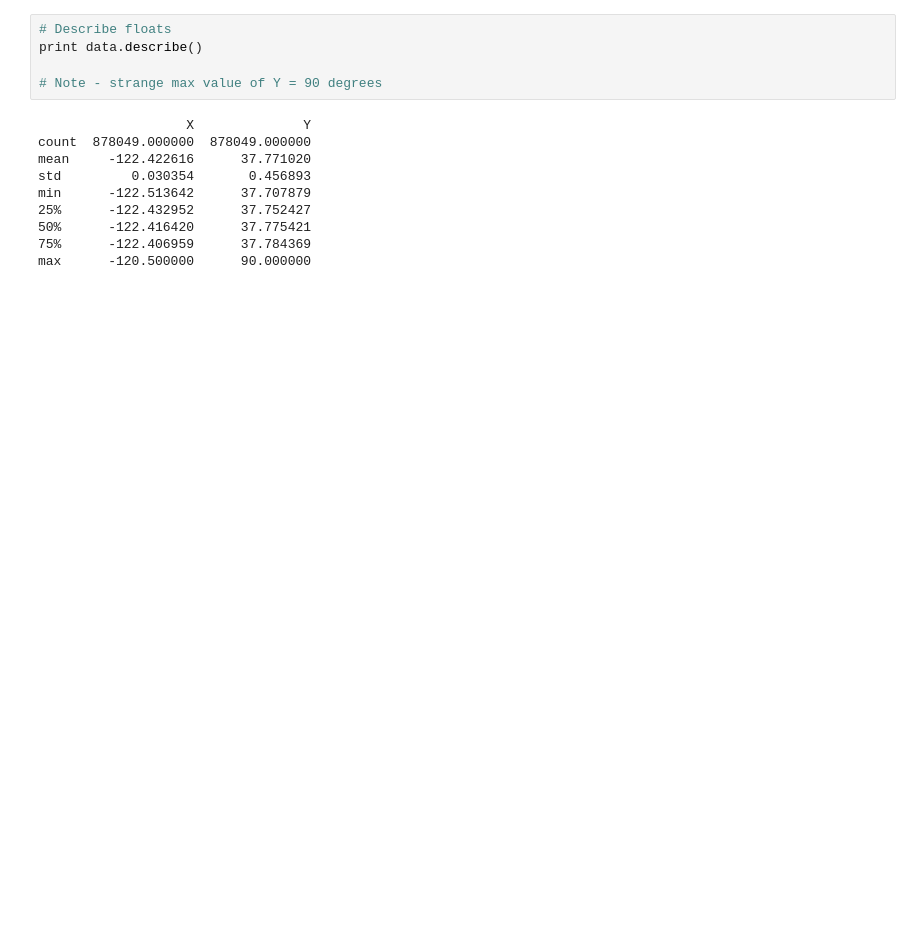
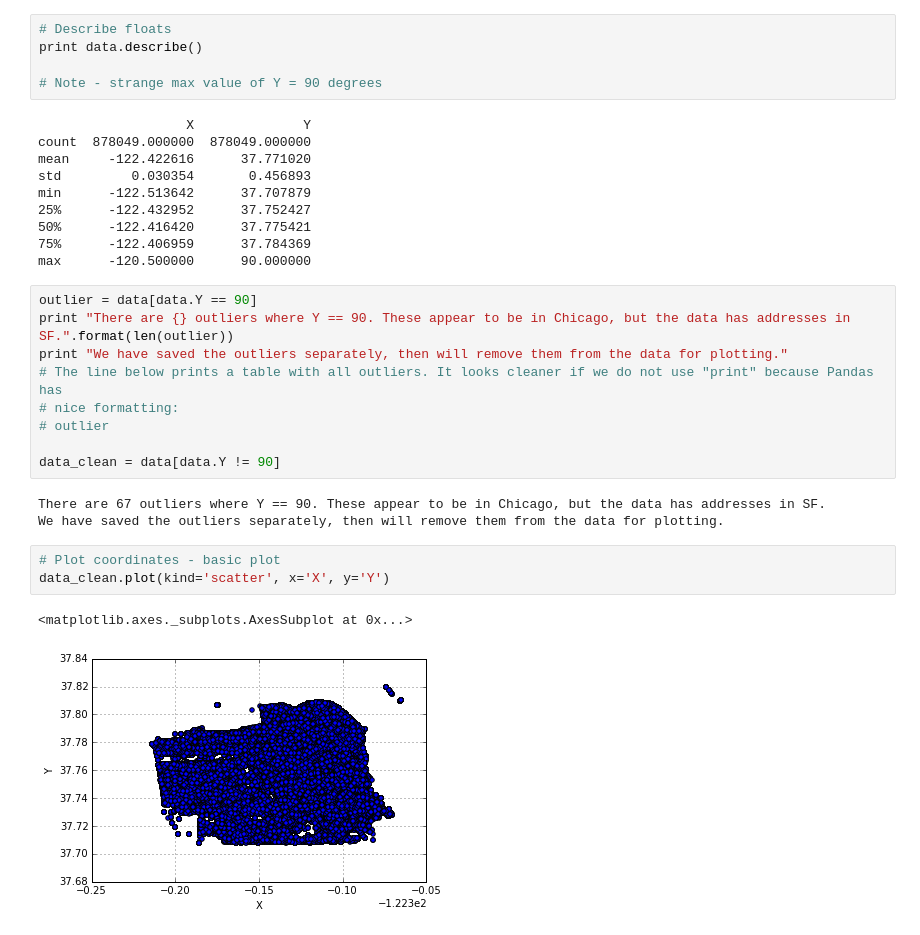
Before and after one commit to mseltz/MLearning-Final, a Jupyter notebook: Load and Examine Data.ipynb, the cells around one changed output. Cells and saved outputs as stored; diff of their text form; blank space fills up the shorter version.

Commit message:
started work on XY investigation plots

```diff
--- a/Load and Examine Data.ipynb
+++ b/Load and Examine Data.ipynb
@@ -134,3 +134,21 @@ min      -122.513642      37.707879
 50%      -122.416420      37.775421
 75%      -122.406959      37.784369
 max      -120.500000      90.000000
+# %%
+outlier = data[data.Y == 90]
+print "There are {} outliers where Y == 90. These appear to be in Chicago, but the data has addresses in SF.".format(len(outlier))
+print "We have saved the outliers separately, then will remove them from the data for plotting."
+# The line below prints a table with all outliers. It looks cleaner if we do not use "print" because Pandas has
+# nice formatting:
+# outlier
+
+data_clean = data[data.Y != 90]
+# %% [output]
+There are 67 outliers where Y == 90. These appear to be in Chicago, but the data has addresses in SF.
+We have saved the outliers separately, then will remove them from the data for plotting.
+# %%
+# Plot coordinates - basic plot
+data_clean.plot(kind='scatter', x='X', y='Y')
+# %% [output]
+<matplotlib.axes._subplots.AxesSubplot at 0x...>
+[figure, added]
```
Also changed, not shown: parts of 6 cells of this notebook.
